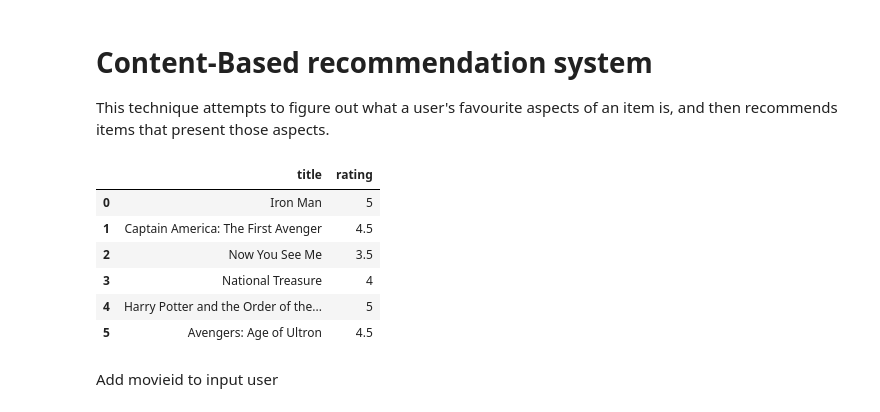
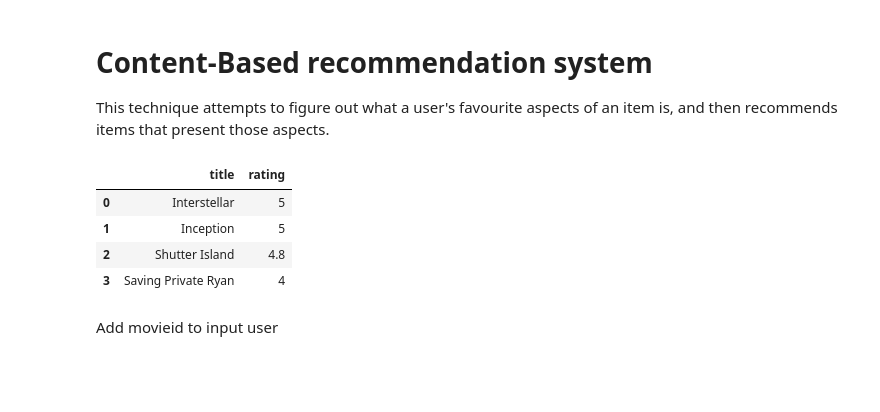
Before and after one commit to jkalra-be18/Project, a Jupyter notebook: Content_Based_Recommendation_System.ipynb, the cells around one changed output. Cells and saved outputs as stored; diff of their text form; code cells hidden in the pictures; blank space fills up the shorter version.

```diff
--- a/Content_Based_Recommendation_System.ipynb
+++ b/Content_Based_Recommendation_System.ipynb
@@ -101,26 +111,22 @@ ratings_df.head()
 # %% [markdown]
 # Content-Based recommendation system
 This technique attempts to figure out what a user's favourite aspects of an item is, and then recommends items that present those aspects.
-# %%
-#USER INPUT
-user_input = [
-                {'title': 'Iron Man', 'rating': '5'},
-                {'title': 'Captain America: The First Avenger', 'rating': '4.5'},
-                {'title': 'Now You See Me', 'rating': '3.5'},
-                {'title': 'National Treasure', 'rating': '4'},
-                {'title': 'Harry Potter and the Order of the Phoenix', 'rating': '5'},
-                {'title': 'Avengers: Age of Ultron', 'rating': '4.5'}
-        ]
-inputMovies = pd.DataFrame(user_input)
-inputMovies
-# %% [output]
-|  | title | rating |
-| 0 | Iron Man | 5 |
-| 1 | Captain America: The First Avenger | 4.5 |
-| 2 | Now You See Me | 3.5 |
-| 3 | National Treasure | 4 |
-| 4 | Harry Potter and the Order of the... | 5 |
-| 5 | Avengers: Age of Ultron | 4.5 |
+# %%
+#USER INPUT
+user_input = [
+                {'title': 'Interstellar', 'rating': '5'},
+                {'title': 'Inception', 'rating': '5'},
+                {'title': 'Shutter Island', 'rating': '4.8'},
+                {'title': 'Saving Private Ryan', 'rating': '4'}
+        ]
+inputMovies = pd.DataFrame(user_input)
+inputMovies
+# %% [output]
+|  | title | rating |
+| 0 | Interstellar | 5 |
+| 1 | Inception | 5 |
+| 2 | Shutter Island | 4.8 |
+| 3 | Saving Private Ryan | 4 |
 # %% [markdown]
  Add movieid to input user
 # %%
```
Also changed, not shown: parts of 11 cells of this notebook.
